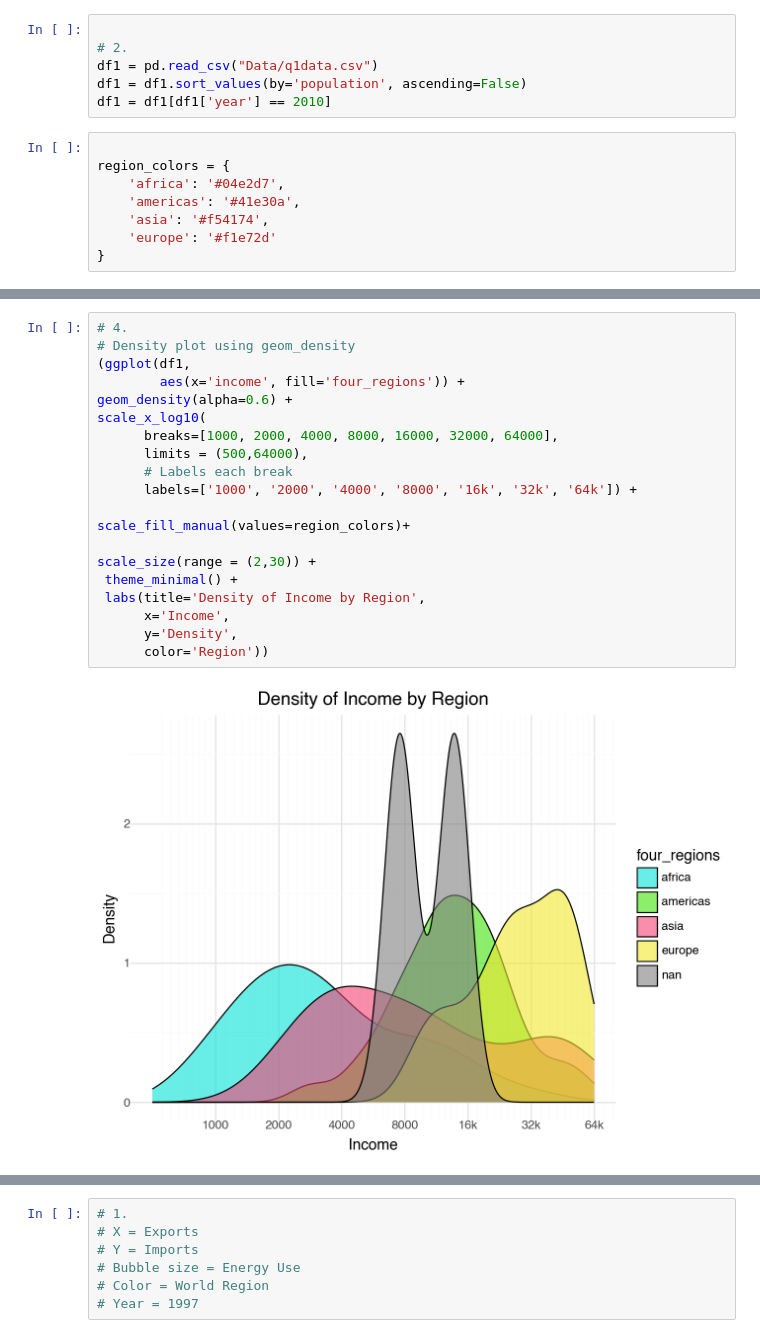
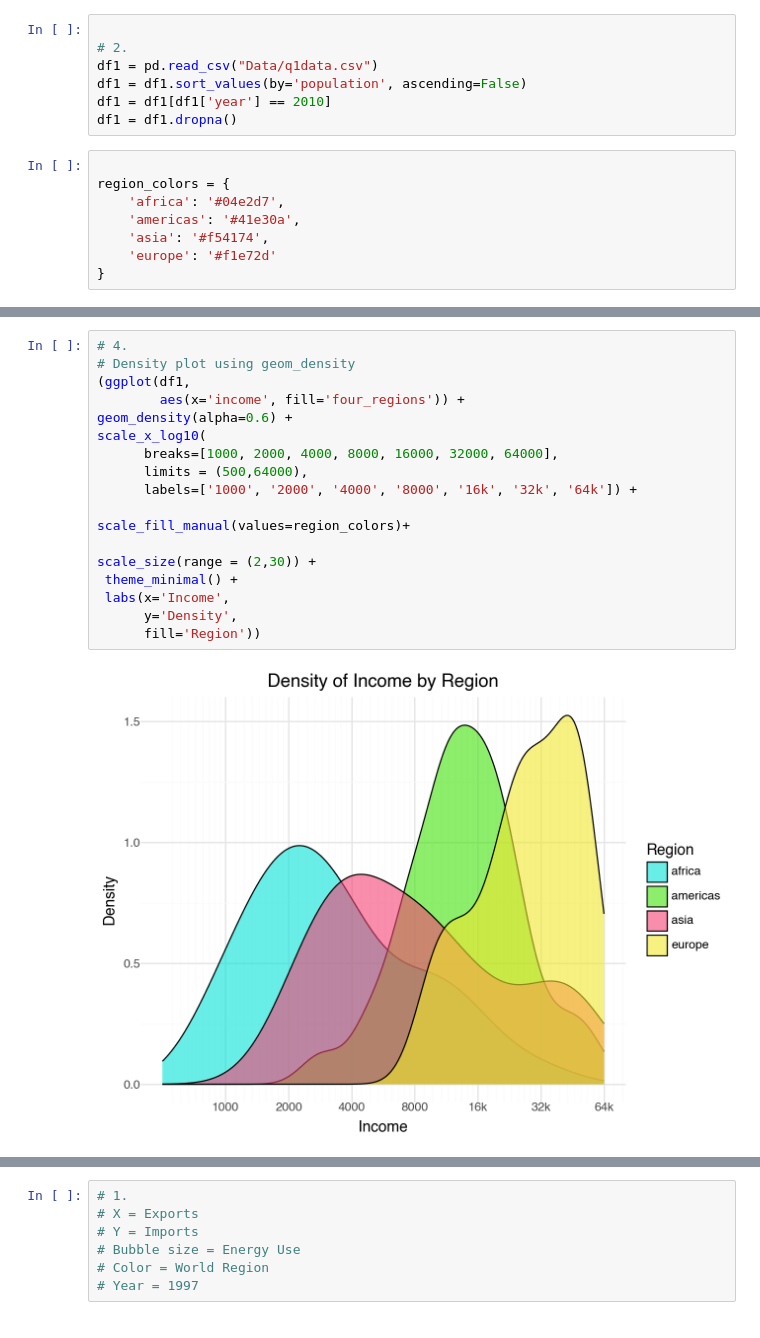
Before and after one commit to smilburn529/Lab-1, a Jupyter notebook: Lab-1.ipynb, the cells around one changed output, grey strips where cells are left out. Saved outputs shown, nothing was run; the diff lists cells and outputs as text.

```diff
--- a/Lab-1.ipynb
+++ b/Lab-1.ipynb
@@ -29,6 +29,7 @@ from plotnine import *
 df1 = pd.read_csv("Data/q1data.csv")
 df1 = df1.sort_values(by='population', ascending=False)
 df1 = df1[df1['year'] == 2010]
+df1 = df1.dropna()
 # %%
 
 region_colors = {
@@ -83,23 +84,21 @@ region_colors = {
 # %%
 # 4.
 # Density plot using geom_density
 (ggplot(df1,
         aes(x='income', fill='four_regions')) +
 geom_density(alpha=0.6) +
 scale_x_log10(
       breaks=[1000, 2000, 4000, 8000, 16000, 32000, 64000],
       limits = (500,64000),
-      # Labels each break
       labels=['1000', '2000', '4000', '8000', '16k', '32k', '64k']) +
 
 scale_fill_manual(values=region_colors)+
 
 scale_size(range = (2,30)) +
  theme_minimal() +
- labs(title='Density of Income by Region',
-      x='Income',
+ labs(x='Income',
       y='Density',
-      color='Region'))
+      fill='Region'))
 # %% [output]
-[figure, old version]
+[figure, new version]
 # %% [markdown]
```
Also changed, not shown: parts of 4 cells of this notebook, 1 other file.
